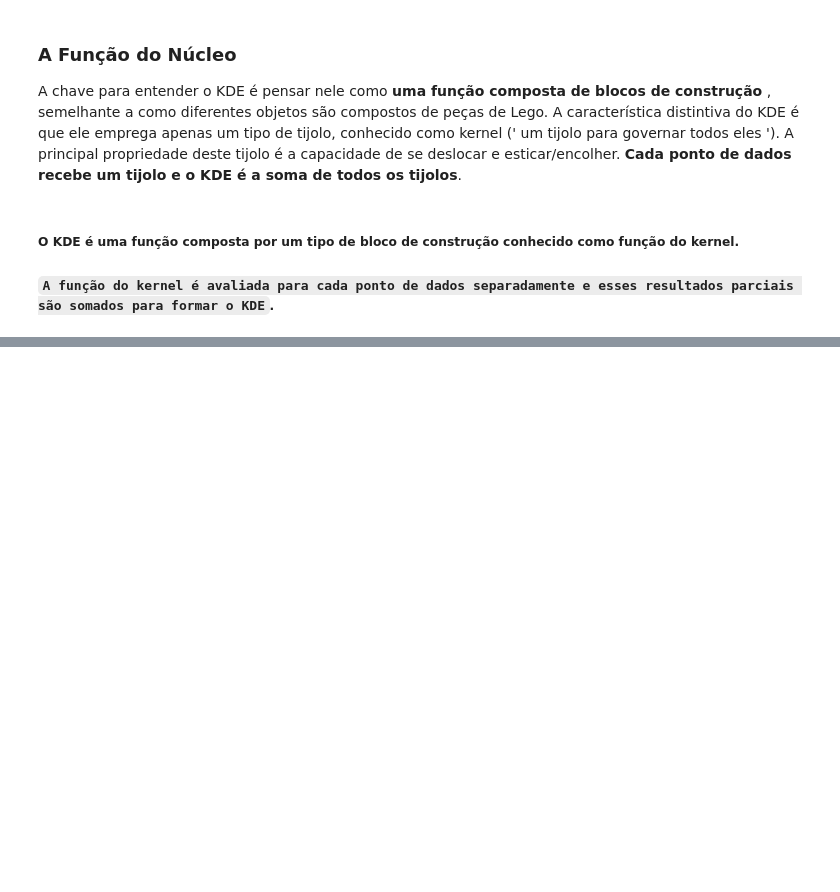
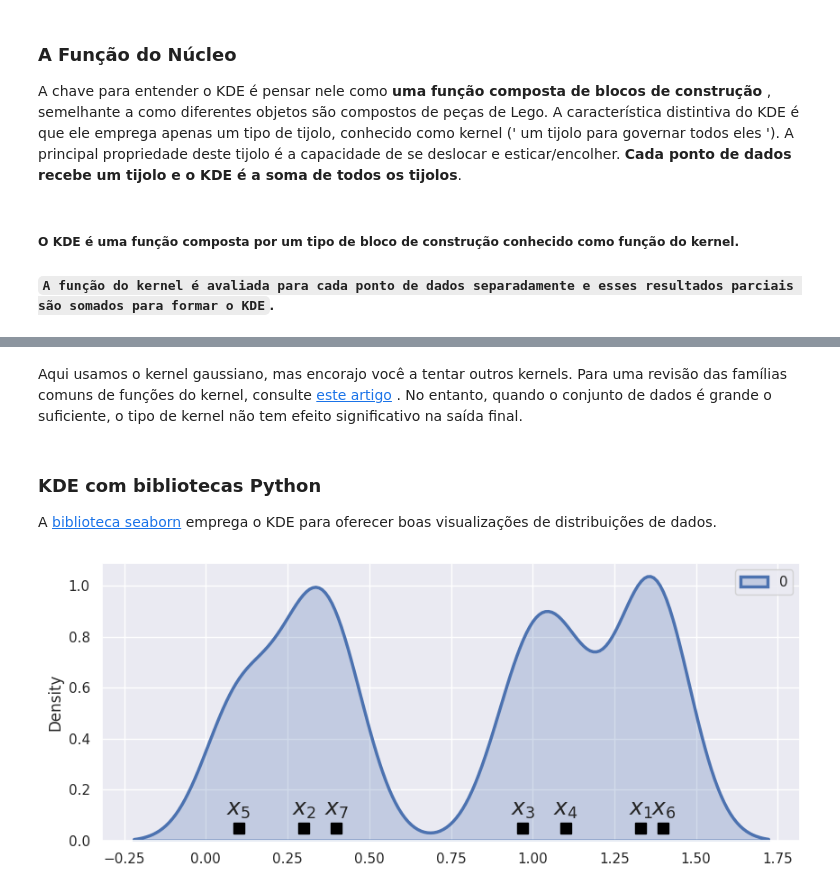
Before and after one commit to KARINAgoncalvesSOARES/KDE, a Jupyter notebook: kde.ipynb, the cells around one changed output, grey strips where cells are left out. Drawn from its saved outputs; the diff is of its cells as text; code cells hidden in the pictures; blank space fills up the shorter version.

```diff
--- a/kde.ipynb
+++ b/kde.ipynb
@@ -48,0 +170,27 @@ Pegue um único ponto de dados xᵢ - o i -ésimo ponto pertencente ao nosso con
+# %% [markdown]
+Aqui usamos o kernel gaussiano, mas encorajo você a tentar outros kernels. Para uma revisão das famílias comuns de funções do kernel, consulte [este artigo](https://www.scirp.org/pdf/ojapps_2013012216494836.pdf) . No entanto, quando o conjunto de dados é grande o suficiente, o tipo de kernel não tem efeito significativo na saída final.
+# %% [markdown]
+### KDE com bibliotecas Python
+A [biblioteca seaborn](https://seaborn.pydata.org/generated/seaborn.kdeplot.html) emprega o KDE para oferecer boas visualizações de distribuições de dados.
+# %%
+import seaborn as sns
+sns.set()
+
+fig, ax = plt.subplots(figsize=(10,4))
+
+sns.kdeplot(ax=ax, data=dataset,
+            bw_adjust=0.3,
+            linewidth=2.5, fill=True)
+
+# traçar pontos de dados
+ax.plot(dataset, np.zeros_like(dataset) + 0.05, 's',
+        markersize=8, color='black')
+for i, xi in enumerate(dataset):
+    plt.annotate(r'$x_{}$'.format(i+1),
+                 xy=[xi, 0.1],
+                 horizontalalignment='center',
+                 fontsize=18,
+                )
+plt.show()
+# %% [output]
+[figure, added]
```
Also changed, not shown: parts of 11 cells of this notebook.
